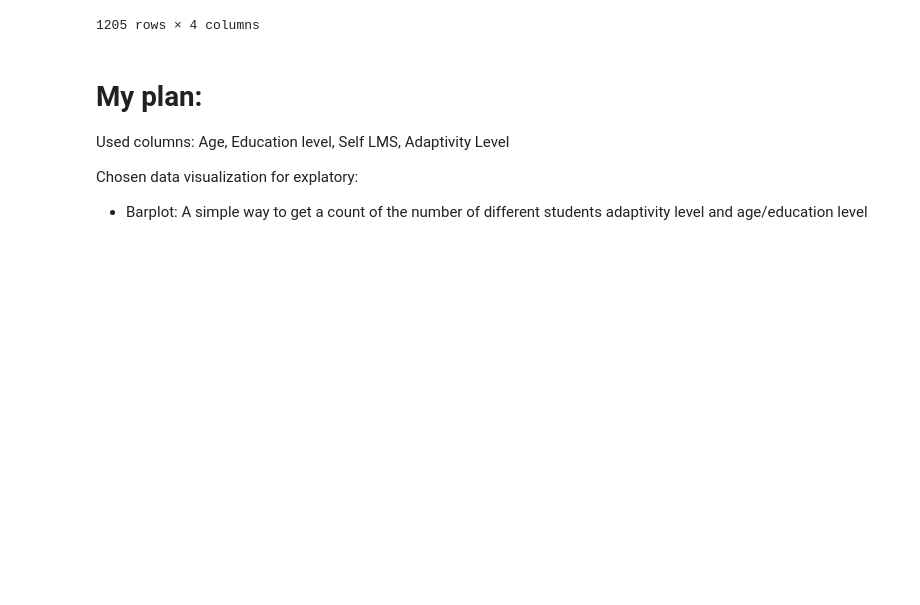
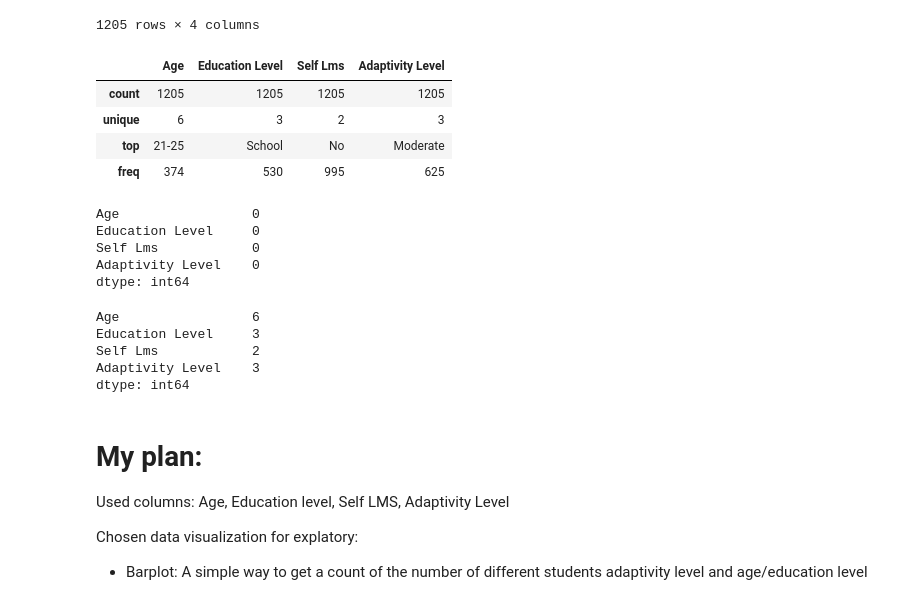
Before and after one commit to ubco-W2022T2-data301/project-group-group37, a Jupyter notebook: analysis/analysis2.ipynb, the cells around one changed output. Drawn from its saved outputs; the diff is of its cells as text; code cells hidden in the pictures; blank space fills up the shorter version.

```diff
--- a/analysis/analysis2.ipynb
+++ b/analysis/analysis2.ipynb
@@ -41,6 +56,30 @@ df
 | 1203 | 16-20 | College | No | Low |
 | 1204 | 11-15 | School | No | Moderate |
 1205 rows × 4 columns
+# %%
+df.describe()
+# %% [output]
+|  | Age | Education Level | Self Lms | Adaptivity Level |
+| count | 1205 | 1205 | 1205 | 1205 |
+| unique | 6 | 3 | 2 | 3 |
+| top | 21-25 | School | No | Moderate |
+| freq | 374 | 530 | 995 | 625 |
+# %%
+df.isna().sum()
+# %% [output]
+Age                 0
+Education Level     0
+Self Lms            0
+Adaptivity Level    0
+dtype: int64
+# %%
+df.nunique()
+# %% [output]
+Age                 6
+Education Level     3
+Self Lms            2
+Adaptivity Level    3
+dtype: int64
 # %% [markdown]
 # My plan:
 
```
Also changed, not shown: parts of 3 cells of this notebook, 3 other files.
